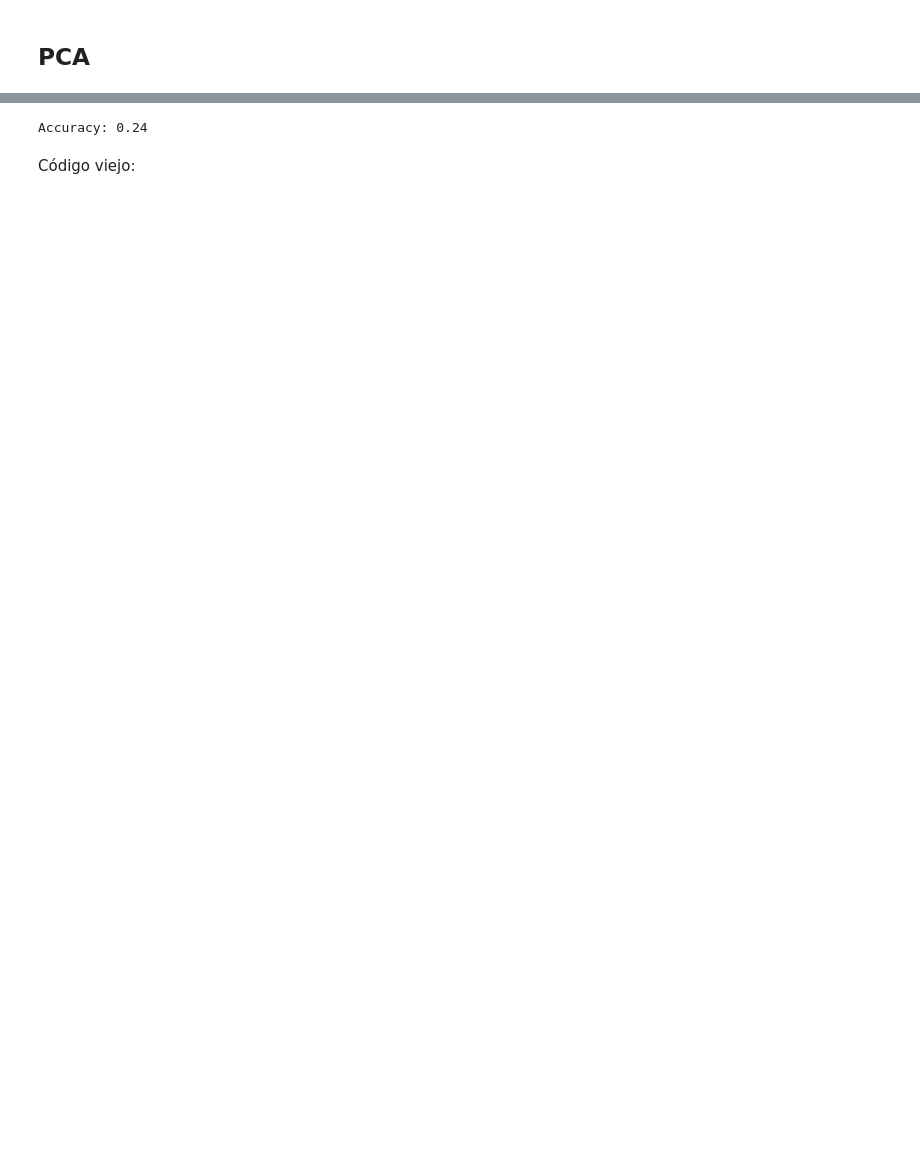
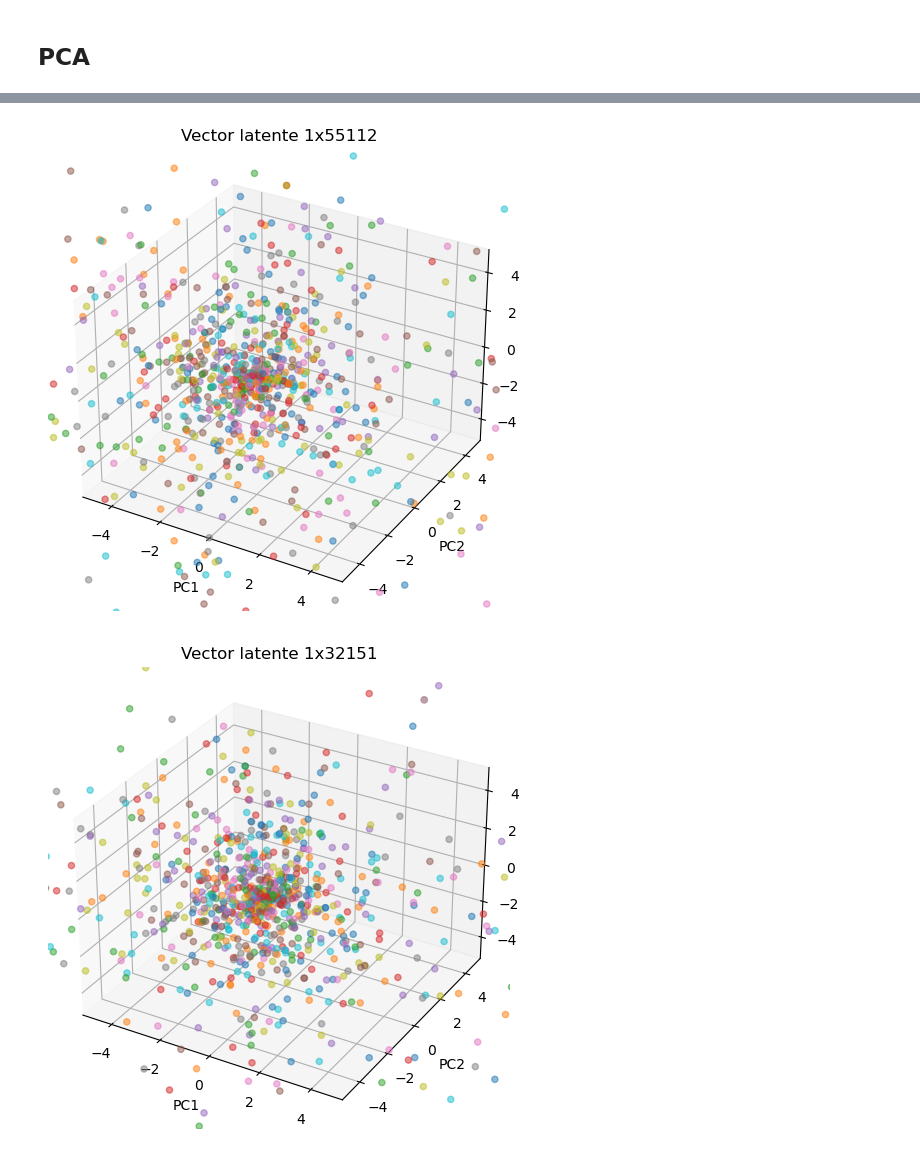
Before and after one commit to gaston-lm/TDVI_tp4_music_encoder, a Jupyter notebook: src/exploratory_analysis.ipynb, the cells around one changed output, grey strips where cells are left out. Saved outputs shown, nothing was run; the diff lists cells and outputs as text; code cells hidden in the pictures; blank space fills up the shorter version.

```diff
--- a/src/exploratory_analysis.ipynb
+++ b/src/exploratory_analysis.ipynb
@@ -98,10 +61,0 @@ plt.show()
-# %%
-# Entrenamiento del árbol
-clf = DecisionTreeClassifier(random_state=SEED)
-clf.fit(og_train, labels_train)
-
-# Predicción
-labels_pred = clf.predict(og_test)
-
-# Métrica
-print("Accuracy:", metrics.accuracy_score(labels_test, labels_pred))
@@ -185,16 +168,0 @@ plt.show()
-# %%
-# Definición de árbol
-clf = DecisionTreeClassifier(random_state=SEED)
-# Entrenamiento del árbol con data transformada (reducida de dimensión)
-clf.fit(transformed_data, labels_train)
-
-# Predicción sobre data de test escalada y transformada con según train
-scaled_lv_test = pd.DataFrame(scaler.transform(lv_test))
-labels_pred = clf.predict(pca.transform(scaled_lv_test))
-
-# Métrica
-print("Accuracy:", metrics.accuracy_score(labels_test, labels_pred))
-# %% [output]
-Accuracy: 0.24
-# %% [markdown]
-Código viejo:
@@ -289,0 +169,20 @@ Código viejo:
+# %%
+labels_all = np.hstack((labels_train, labels_val, labels_test))
+
+latent_sizes = ['55112', '32151', '24496', '18376', '9184']
+
+for size in latent_sizes:
+    # Lectura de vectores latente de npy (según división en autoencoder)
+    latent_vectors_test = np.load(f'../vectors/test/test_latent_vector_{size}.npy')
+    latent_vectors_val = np.load(f'../vectors/val/val_latent_vector_{size}.npy')
+    latent_vectors_train = np.load(f'../vectors/train/train_latent_vector_{size}.npy')
+
+    # Unimos todo para k-means (es no supervizado, no hace falta dividir según train y test)
+    all_latent_vectors = np.vstack((latent_vectors_train, latent_vectors_val, latent_vectors_test))
+
+    plot_pca_3D(all_latent_vectors, size, False)
+
+plot_pca_3D(all_latent_vectors, 0, True)
+# %% [output]
+[figure, added]
+[figure, added]
```
Also changed, not shown: parts of 24 cells of this notebook, 33 other files.
